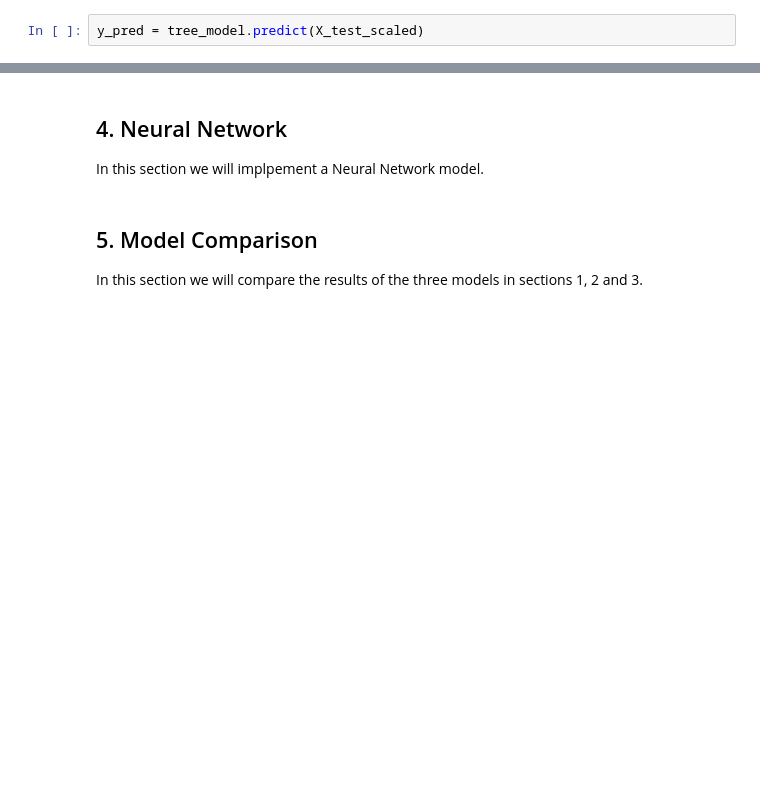
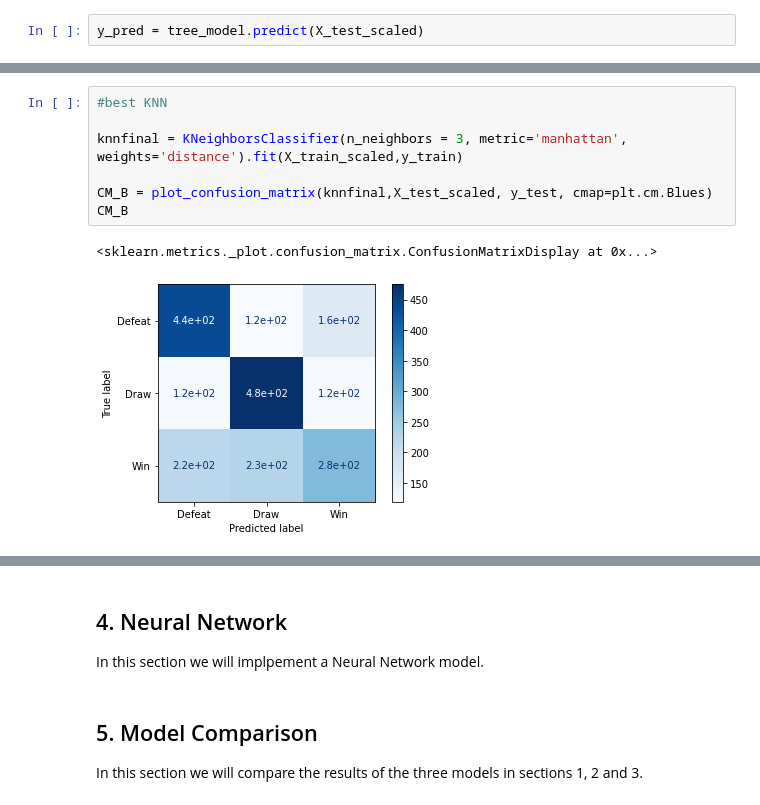
Before and after one commit to j-vm/FEUP_IART_2020, a Jupyter notebook: Assigment2/IART-MachineLearning.ipynb, the cells around one changed output, grey strips where cells are left out. Cells and saved outputs as stored; diff of their text form; blank space fills up the shorter version.

```diff
--- a/Assigment2/IART-MachineLearning.ipynb
+++ b/Assigment2/IART-MachineLearning.ipynb
@@ -266,0 +283,10 @@ In this section we will implpement a K-nearest neighbor model.
+# %%
+#best KNN
+
+knnfinal = KNeighborsClassifier(n_neighbors = 3, metric='manhattan', weights='distance').fit(X_train_scaled,y_train)
+
+CM_B = plot_confusion_matrix(knnfinal,X_test_scaled, y_test, cmap=plt.cm.Blues)
+CM_B
+# %% [output]
+<sklearn.metrics._plot.confusion_matrix.ConfusionMatrixDisplay at 0x...>
+[figure, added]
```
Also changed, not shown: parts of 12 cells of this notebook.
